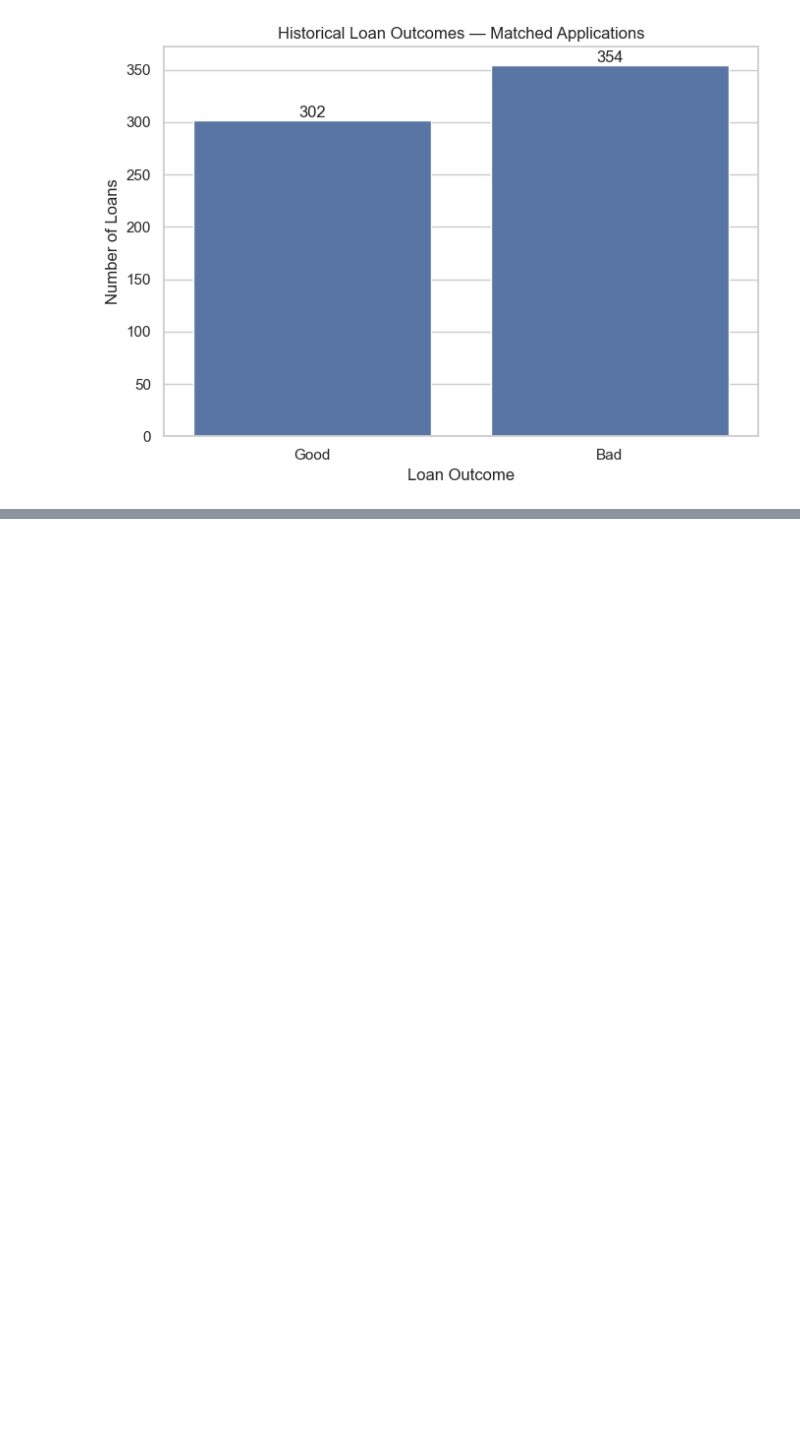
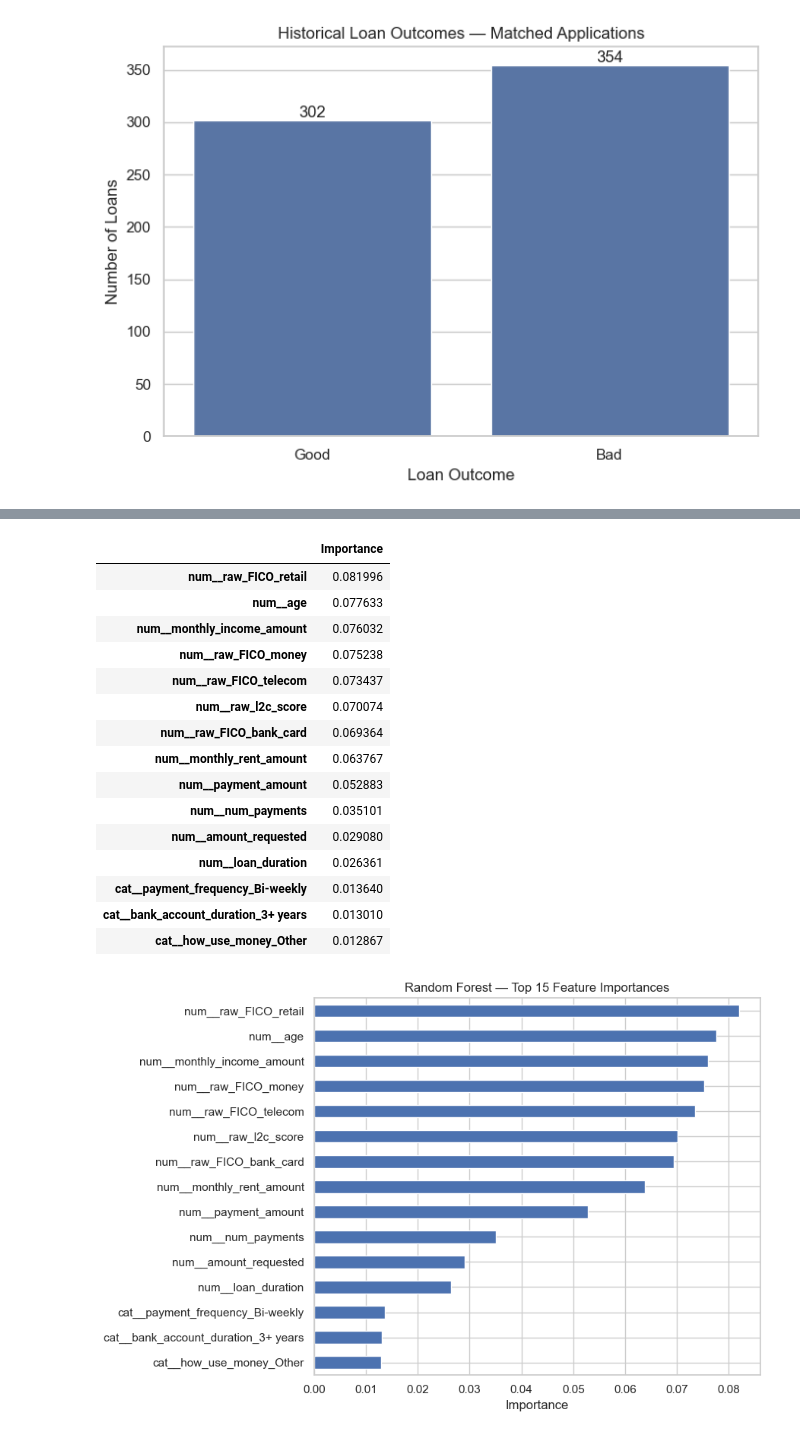
Before and after one commit to madrewarparth/loan-risk-analysis, a Jupyter notebook: loan_risk_analysis.ipynb, the cells around one changed output, grey strips where cells are left out. Cells and saved outputs as stored; diff of their text form; code cells hidden in the pictures; blank space fills up the shorter version.

```diff
--- a/loan_risk_analysis.ipynb
+++ b/loan_risk_analysis.ipynb
@@ -549,0 +907,51 @@ plt.show()
+# %%
+
+# Refit Random Forest and inspect feature importance
+rf_pipeline = Pipeline([
+    ("preprocessor", preprocessor),
+    ("model", RandomForestClassifier(
+        n_estimators=200,
+        class_weight="balanced",
+        random_state=42
+    ))
+])
+
+rf_pipeline.fit(X_train, y_train)
+
+rf_prob = rf_pipeline.predict_proba(X_test)[:, 1]
+rf_pred = (rf_prob >= 0.5).astype(int)
+
+print("RANDOM FOREST — FINAL TEST REPORT")
+print(classification_report(
+    y_test, rf_pred,
+    labels=[0, 1],
+    target_names=["Good", "Bad"],
+    zero_division=0
+))
+
+print("ROC-AUC:", round(roc_auc_score(y_test, rf_prob), 4))
+print("Average Precision:", round(
+    average_precision_score(y_test, rf_prob), 4
+))
+
+# Feature importance after preprocessing
+feature_names = (
+    rf_pipeline.named_steps["preprocessor"]
+    .get_feature_names_out()
+)
+
+importance = pd.Series(
+    rf_pipeline.named_steps["model"].feature_importances_,
+    index=feature_names
+).sort_values(ascending=False).head(15)
+
+print("\nTOP 15 FEATURES")
+display(importance.to_frame("Importance"))
+
+plt.figure(figsize=(9, 6))
+importance.sort_values().plot(kind="barh")
+plt.title("Random Forest — Top 15 Feature Importances")
+plt.xlabel("Importance")
+plt.tight_layout()
+plt.show()
+# %% [output]
@@ -549,0 +972,17 @@ plt.show()
+|  | Importance |
+| num__raw_FICO_retail | 0.081996 |
+| num__age | 0.077633 |
+| num__monthly_income_amount | 0.076032 |
+| num__raw_FICO_money | 0.075238 |
+| num__raw_FICO_telecom | 0.073437 |
+| num__raw_l2c_score | 0.070074 |
+| num__raw_FICO_bank_card | 0.069364 |
+| num__monthly_rent_amount | 0.063767 |
+| num__payment_amount | 0.052883 |
+| num__num_payments | 0.035101 |
+| num__amount_requested | 0.029080 |
+| num__loan_duration | 0.026361 |
+| cat__payment_frequency_Bi-weekly | 0.013640 |
+| cat__bank_account_duration_3+ years | 0.013010 |
+| cat__how_use_money_Other | 0.012867 |
+[figure, added]
```
Also changed, not shown: parts of 6 cells of this notebook.
